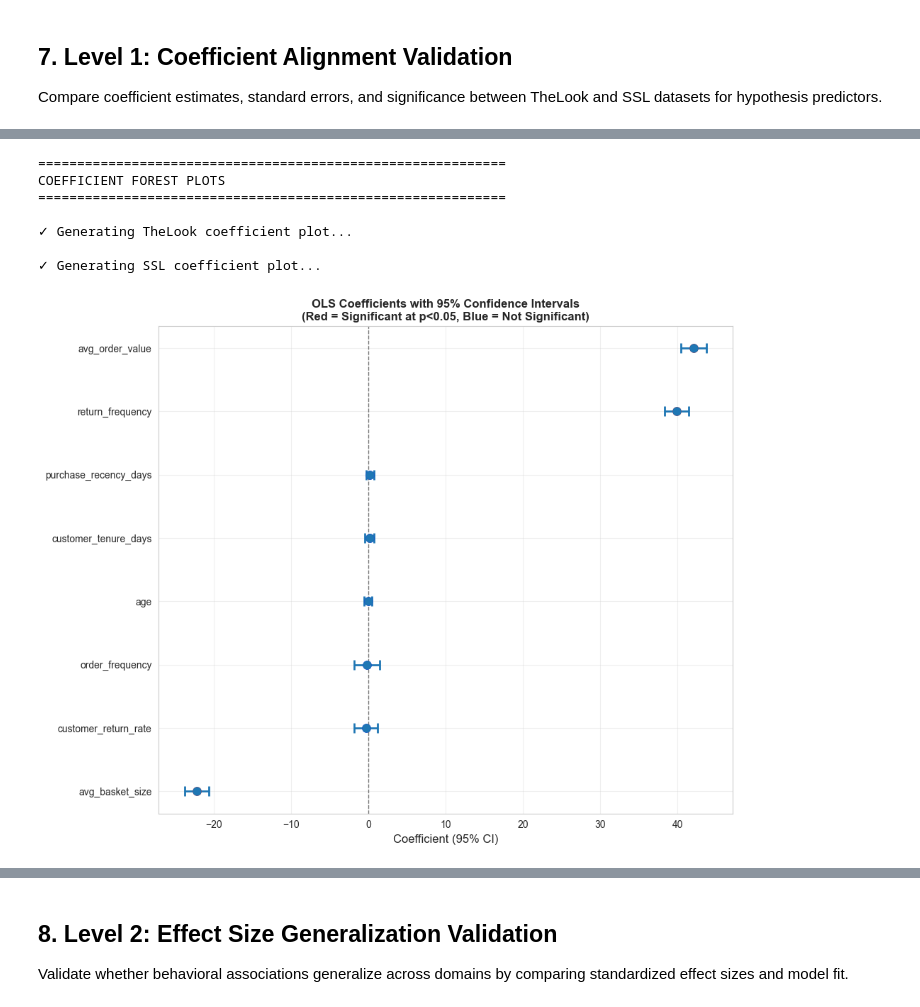
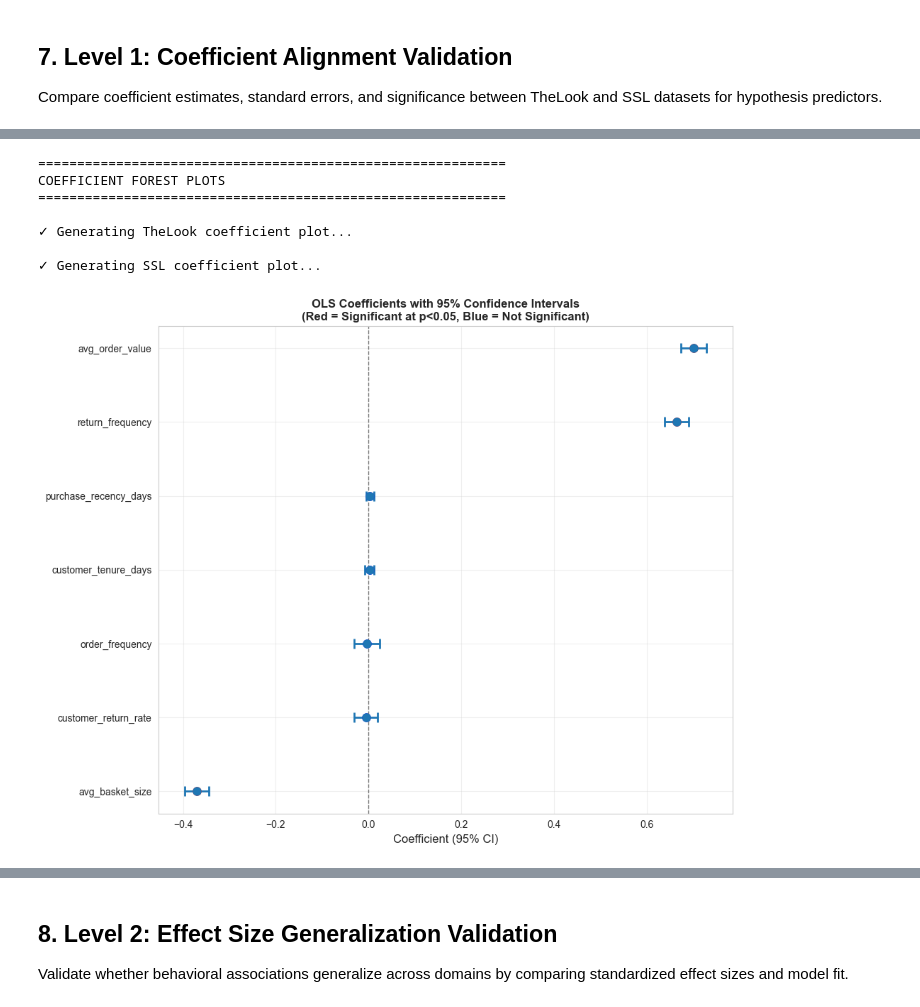
Before and after one commit to kojounfc/unfc-capstone-project-1, a Jupyter notebook: notebooks/rq4_ssl_validation.ipynb, the cells around one changed output, grey strips where cells are left out. Cells and saved outputs as stored; diff of their text form; code cells hidden in the pictures.

```diff
--- a/notebooks/rq4_ssl_validation.ipynb
+++ b/notebooks/rq4_ssl_validation.ipynb
@@ -178,7 +177,7 @@ Regression data prepared:
 # %%
 # Fit OLS regression with HC3 robust standard errors (using standardized target)
 print(f"\nFitting TheLook OLS (standardized target)...")
-thelook_results = fit_ols_robust(thelook_regression_data, RQ4_TARGET_COL)
+thelook_results = fit_ols_robust(thelook_regression_data_std, RQ4_TARGET_COL)
 
 print(f"\nTheLook OLS Regression Results (Standardized Target):")
 print(f"  R-squared: {thelook_results.rsquared:.4f}")
@@ -395,7 +393,7 @@ ssl_regression_data = prepare_regression_data(
     target_col="total_profit_erosion_ssl",
     numeric_features=RQ4_HYPOTHESIS_PREDICTORS + RQ4_BEHAVIORAL_CONTROLS,
     categorical_features=[],
-    exclude_features=['age'],
+    exclude_features=[],
     log_transform=False
 )
 
@@ -637,36 +628,36 @@ print("\n" + "=" * 60)
 print("COEFFICIENT FOREST PLOTS")
 print("=" * 60)
 
 # Prepare coefficient tables for forest plot (rename columns to match expected format)
 def prepare_coef_for_forest(coef_table):
     """Rename columns to match forest plot requirements"""
     return coef_table.rename(columns={
         'feature': 'Feature',
         'coefficient': 'Coefficient',
         'p_value': 'p-value',
         'ci_lower': '95% CI Lower',
         'ci_upper': '95% CI Upper',
     })
 
 # TheLook forest plot
 print("\n✓ Generating TheLook coefficient plot...")
 thelook_coef_forest = prepare_coef_for_forest(thelook_coef_table)
-plot_coefficient_forest(thelook_coef_forest, REPORTS_DIR)
+plot_coefficient_forest(thelook_coef_forest, figures_dir)
 
 # SSL forest plot
 print("\n✓ Generating SSL coefficient plot...")
 ssl_coef_forest = prepare_coef_for_forest(ssl_coef_table)
-plot_coefficient_forest(ssl_coef_forest, REPORTS_DIR)
+plot_coefficient_forest(ssl_coef_forest, figures_dir)
 plt.show()
 # %% [output]
 ============================================================
 COEFFICIENT FOREST PLOTS
 ============================================================
 
 ✓ Generating TheLook coefficient plot...
 
 ✓ Generating SSL coefficient plot...
-[figure, old version]
+[figure, new version]
 [figure]
 # %% [markdown]
 ## 8. Level 2: Effect Size Generalization Validation
```
Also changed, not shown: parts of 14 cells of this notebook, 4 other files.
